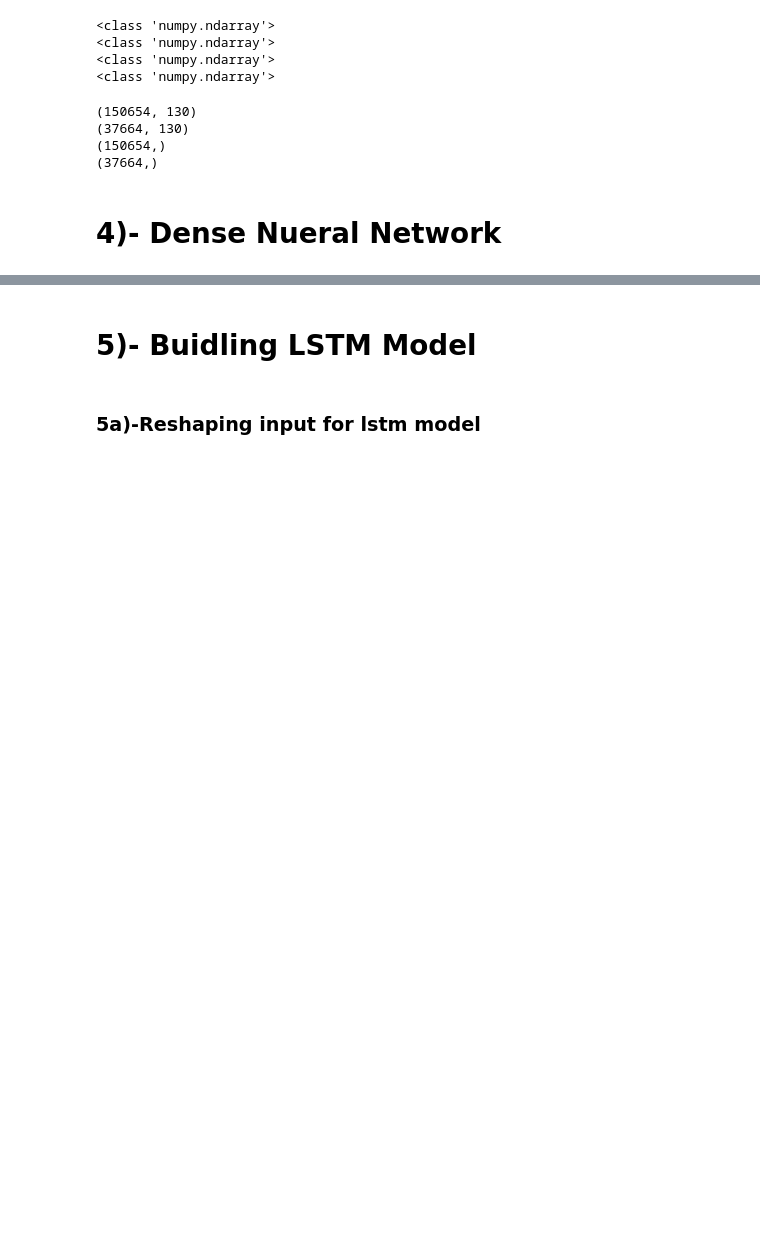
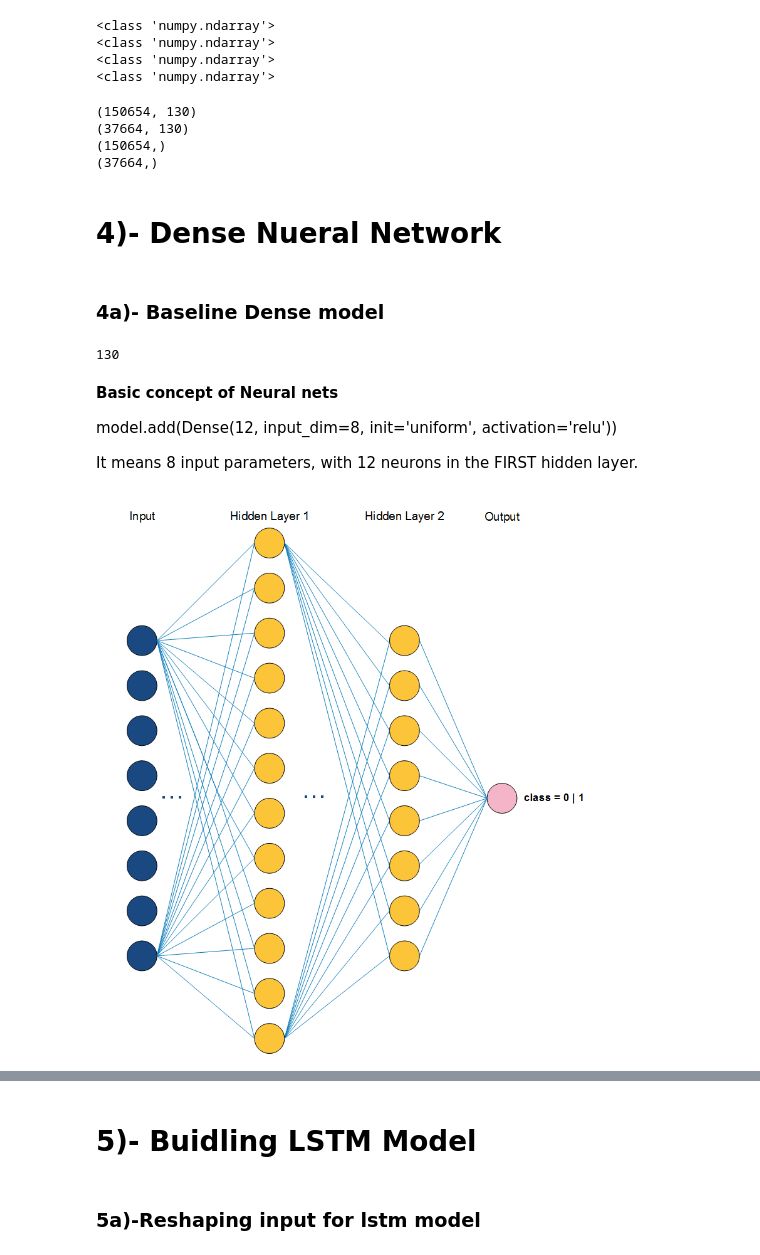
Before and after one commit to HassanSherwani/Insurance_Claims_Severity, a Jupyter notebook: DL-models_Allstate_Claims_Severity .ipynb, the cells around one changed output, grey strips where cells are left out. Saved outputs shown, nothing was run; the diff lists cells and outputs as text; code cells hidden in the pictures; blank space fills up the shorter version.

```diff
--- a/DL-models_Allstate_Claims_Severity .ipynb
+++ b/DL-models_Allstate_Claims_Severity .ipynb
@@ -271,3 +279,20 @@ print(y_test.shape)
 (37664,)
 # %% [markdown]
 # 4)- Dense Nueral Network
+# %% [markdown]
+### 4a)- Baseline Dense model
+# %%
+print(X_train.shape[1])
+# %% [output]
+130
+# %% [markdown]
+**Basic concept of Neural nets**
+
+model.add(Dense(12, input_dim=8, init='uniform', activation='relu'))
+
+It means 8 input parameters, with 12 neurons in the FIRST hidden layer.
+# %%
+from IPython.display import Image
+Image(filename='neural_net.png')
+# %% [output]
+[figure, added]
```
Also changed, not shown: parts of 64 cells of this notebook.
